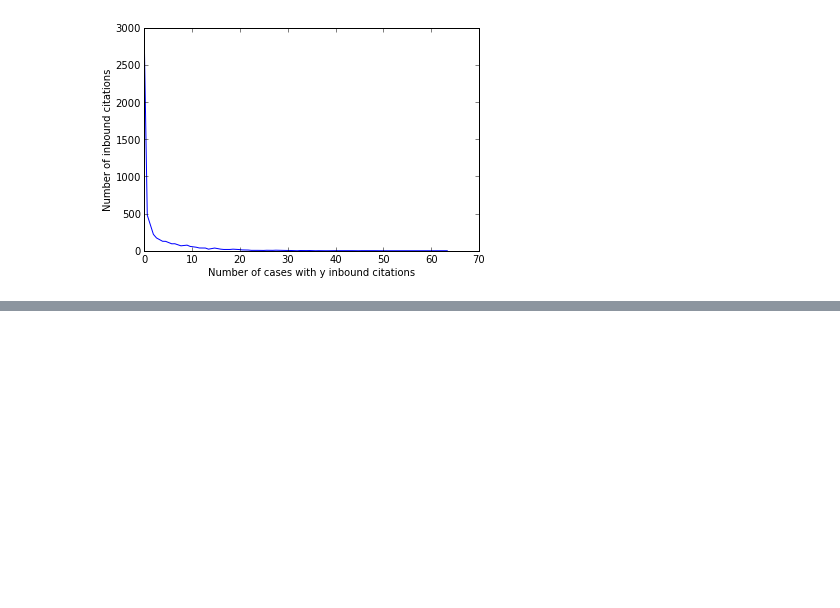
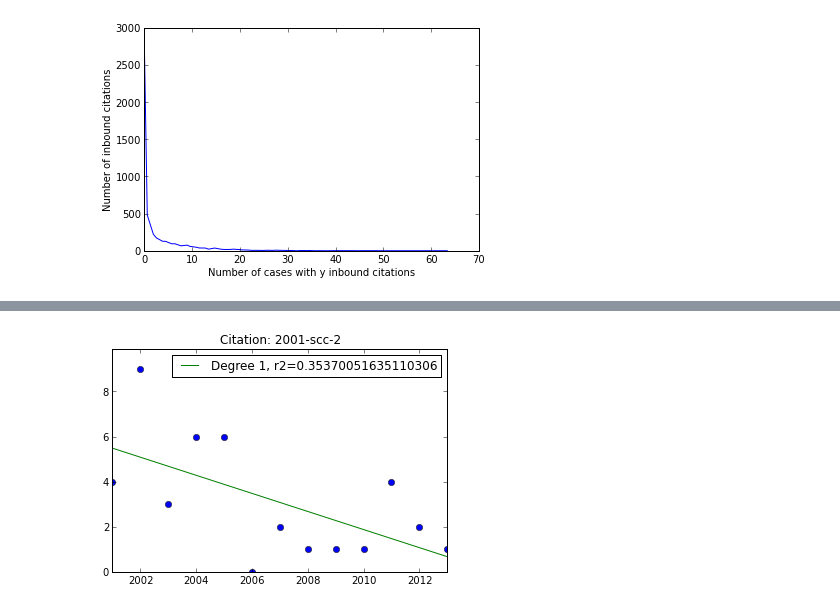
Before and after one commit to twneale/citation-network-analysis, a Jupyter notebook: Citation Network Analysis.ipynb, the cells around one changed output, grey strips where cells are left out. Saved outputs shown, nothing was run; the diff lists cells and outputs as text; code cells hidden in the pictures; blank space fills up the shorter version.

```diff
--- a/Citation Network Analysis.ipynb
+++ b/Citation Network Analysis.ipynb
@@ -208,0 +309,17 @@ print G.number_of_edges()
+# %%
+from collections import defaultdict
+
+def prune(G, year):
+    get_edge_data = G.get_edge_data
+    for edge in G.edges():
+        _year = (get_edge_data(*edge) or {}).get('year')
+        if _year and _year != year:
+            G.remove_edge(*edge)
+
+ranks = defaultdict(list)
+
+for year in range(2000, 2014):
+    H = G.copy()
+    prune(H, year)
+    for _id, rank in H.in_degree().items():
+        ranks[_id].append(rank)
@@ -208,0 +353,52 @@ print G.number_of_edges()
+# %%
+from itertools import dropwhile
+
+def polyfit(x, y, degree):
+    results = {}
+    coeffs = numpy.polyfit(x, y, degree)
+
+     # Polynomial Coefficients
+    results['polynomial'] = coeffs.tolist()
+
+    # r-squared
+    p = numpy.poly1d(coeffs)
+    # fit values, and mean
+    yhat = p(x)                         # or [p(z) for z in x]
+    ybar = numpy.sum(y)/len(y)          # or sum(y)/len(y)
+    ssreg = numpy.sum((yhat-ybar)**2)   # or sum([ (yihat - ybar)**2 for yihat in yhat])
+    sstot = numpy.sum((y - ybar)**2)    # or sum([ (yi - ybar)**2 for yi in y])
+    results['determination'] = ssreg / sstot
+    results['fit_fn'] = p
+
+    return results
+
+def plot(case, degree=1):
+    vals = ranks[case]
+    vals = zip(range(2000, 2014), vals)
+    vals = list(dropwhile(lambda (year, deg): not deg, vals))
+
+    x_series, y_series = zip(*vals)
+
+    fig = plt.figure()
+
+    # Plot the scatter.
+    ax = fig.add_subplot(111)
+    ax.plot(x_series, y_series, 'o')
+
+    # Plot the regression line.
+    result = polyfit(x_series, y_series, degree)
+    ax = fig.add_subplot(111)
+    ax.plot(x_series, result['fit_fn'](x_series), label='Degree %d, r2=%r' % (degree, result['determination']))
+    #ax.fill_between(x_series, result['fit_fn'](x_series), facecolor='y', alpha=0.3)
+
+    plt.title('Citation: %s' % case)
+    ymax = max(y_series)
+    plt.legend()
+    plt.ylim(ymin=0, ymax=ymax + ymax * 0.1)
+    plt.xlim(xmin=min(x_series), xmax=max(x_series))
+    plt.show()
+
+
+plot(highest, degree=1)
+# %% [output]
+[figure, added]
```
Also changed, not shown: parts of 21 cells of this notebook.
